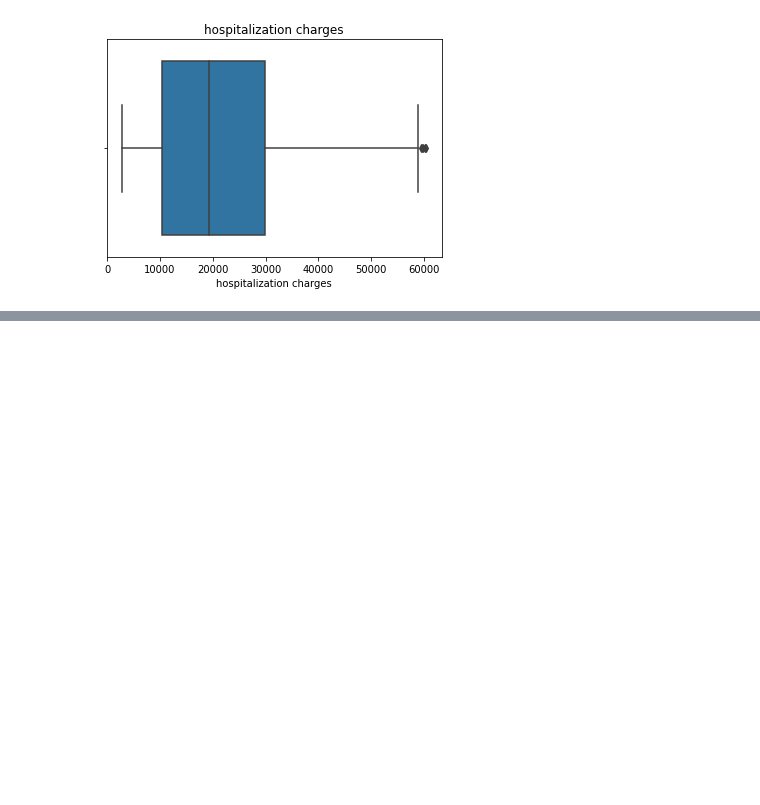
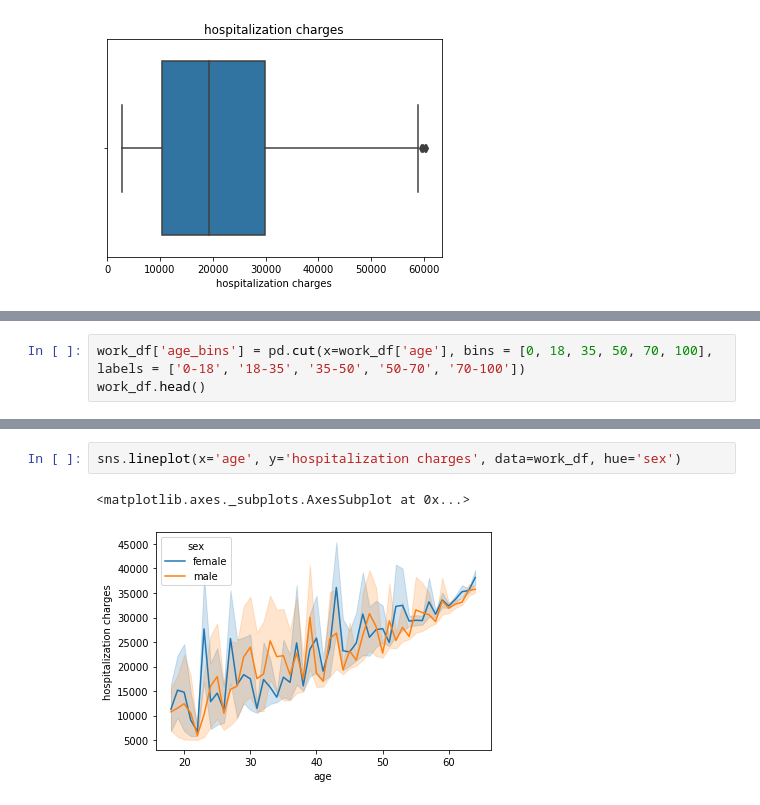
Before and after one commit to pkmariya/Scaler01, a Jupyter notebook: Apollo_CaseStudy_Mariya_DSML22.ipynb, the cells around one changed output, grey strips where cells are left out. Cells and saved outputs as stored; diff of their text form; blank space fills up the shorter version.

```diff
--- a/Apollo_CaseStudy_Mariya_DSML22.ipynb
+++ b/Apollo_CaseStudy_Mariya_DSML22.ipynb
@@ -360,0 +365,3 @@ plt.show()
+# %%
+work_df['age_bins'] = pd.cut(x=work_df['age'], bins = [0, 18, 35, 50, 70, 100], labels = ['0-18', '18-35', '35-50', '50-70', '70-100'])
+work_df.head()
@@ -360,0 +375,5 @@ plt.show()
+# %%
+sns.lineplot(x='age', y='hospitalization charges', data=work_df, hue='sex')
+# %% [output]
+<matplotlib.axes._subplots.AxesSubplot at 0x...>
+[figure, added]
```
Also changed, not shown: parts of 9 cells of this notebook.
